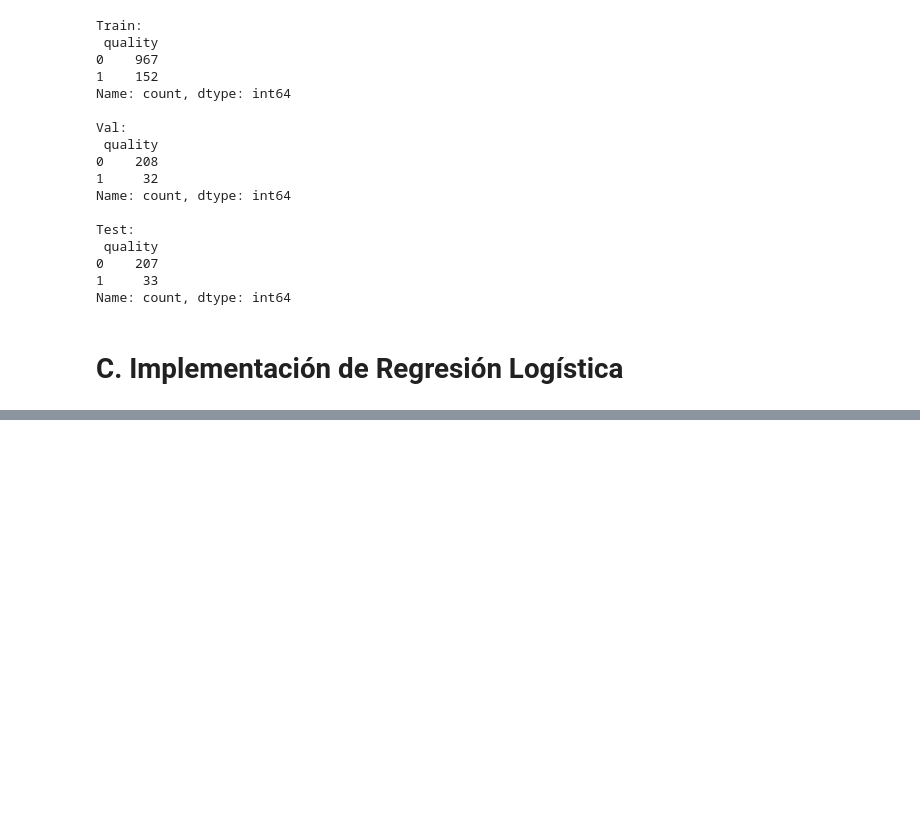
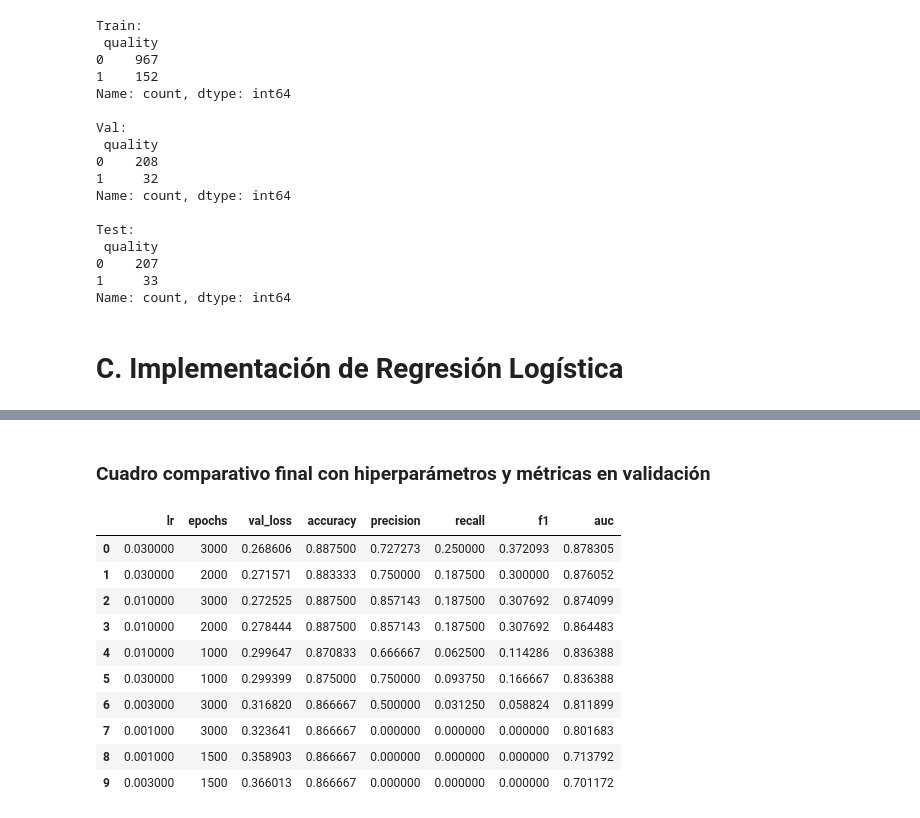
Before and after one commit to Idmc01/Tareas-IA, a Jupyter notebook: tarea2.ipynb, the cells around one changed output, grey strips where cells are left out. Saved outputs shown, nothing was run; the diff lists cells and outputs as text; code cells hidden in the pictures; blank space fills up the shorter version.

```diff
--- a/tarea2.ipynb
+++ b/tarea2.ipynb
@@ -469,32 +448,3 @@ model = LogisticRegression(X_train_t.shape[1])
 # definir función de perdida y optimizador
 criterion = nn.BCELoss()
 optimizer = optim.Adam(model.parameters(), lr=0.01)
-# %%
-# entrenamiento
-
-train_losses = []
-val_losses = []
-n_epochs = 3000
-for epoch in range(n_epochs):
-    model.train()
-    optimizer.zero_grad()
-    outputs = model(X_train_t)
-    loss = criterion(outputs, y_train_t)
-    loss.backward()
-    optimizer.step()
-
-    train_losses.append(loss.item())
-
-    #if (epoch+1) % 50 == 0:
-     #   print(f"Epoch {epoch+1}/{n_epochs}, Loss: {loss.item():.4f}")
-
-
-    model.eval()
-    with torch.no_grad():
-        val_pred = model(X_val_t)
-        val_loss = criterion(val_pred, y_val_t).item()
-        val_losses.append(val_loss)
-
-        y_pred_label_val = (val_pred >= 0.5).float()
-        acc_val = (y_pred_label_val == y_val_t).float().mean().item()
-       # print(f"Accuracy en validación: {acc_val:.4f}")
@@ -521,0 +569,19 @@ Accuracy en test: 0.8708
+# %% [markdown]
+### Cuadro comparativo final con hiperparámetros y métricas en validación
+# %%
+cols = ["lr","epochs","val_loss","val_acc","precision","recall","f1","auc"]
+comp_df = pd.DataFrame(results)[cols].rename(columns={"val_acc":"accuracy"})
+comp_df = comp_df.sort_values(["auc","f1","accuracy"], ascending=[False, False, False]).reset_index(drop=True)
+display(comp_df.style.background_gradient(subset=["accuracy","precision","recall","f1","auc"], cmap="Greens"))
+# %% [output]
+|  | lr | epochs | val_loss | accuracy | precision | recall | f1 | auc |
+| 0 | 0.030000 | 3000 | 0.268606 | 0.887500 | 0.727273 | 0.250000 | 0.372093 | 0.878305 |
+| 1 | 0.030000 | 2000 | 0.271571 | 0.883333 | 0.750000 | 0.187500 | 0.300000 | 0.876052 |
+| 2 | 0.010000 | 3000 | 0.272525 | 0.887500 | 0.857143 | 0.187500 | 0.307692 | 0.874099 |
+| 3 | 0.010000 | 2000 | 0.278444 | 0.887500 | 0.857143 | 0.187500 | 0.307692 | 0.864483 |
+| 4 | 0.010000 | 1000 | 0.299647 | 0.870833 | 0.666667 | 0.062500 | 0.114286 | 0.836388 |
+| 5 | 0.030000 | 1000 | 0.299399 | 0.875000 | 0.750000 | 0.093750 | 0.166667 | 0.836388 |
+| 6 | 0.003000 | 3000 | 0.316820 | 0.866667 | 0.500000 | 0.031250 | 0.058824 | 0.811899 |
+| 7 | 0.001000 | 3000 | 0.323641 | 0.866667 | 0.000000 | 0.000000 | 0.000000 | 0.801683 |
+| 8 | 0.001000 | 1500 | 0.358903 | 0.866667 | 0.000000 | 0.000000 | 0.000000 | 0.713792 |
+| 9 | 0.003000 | 1500 | 0.366013 | 0.866667 | 0.000000 | 0.000000 | 0.000000 | 0.701172 |
```
Also changed, not shown: parts of 18 cells of this notebook.
